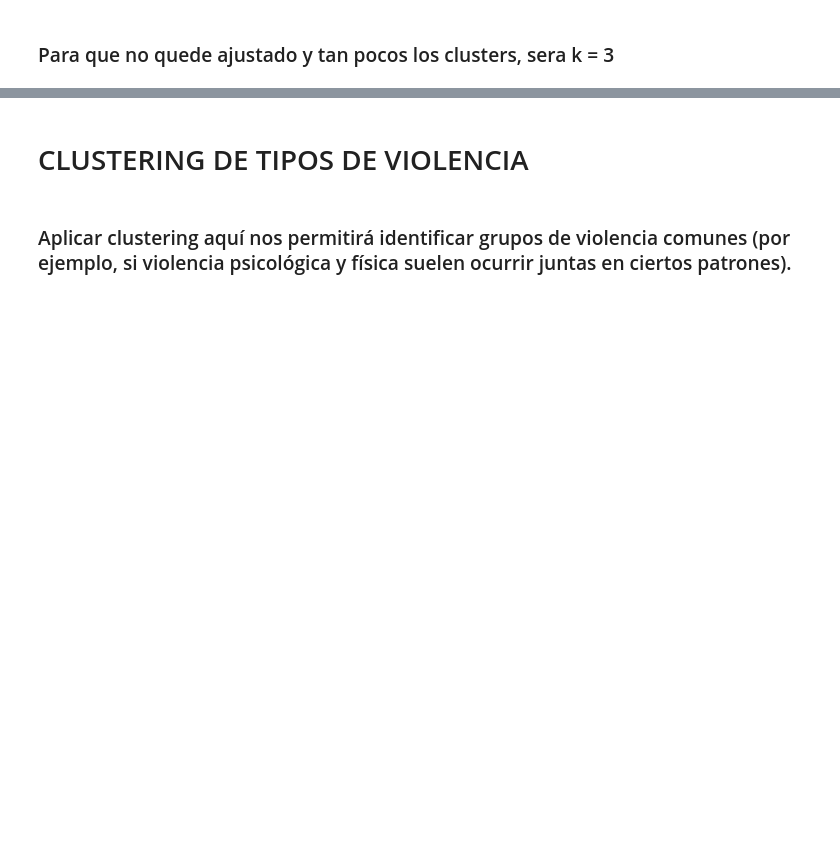
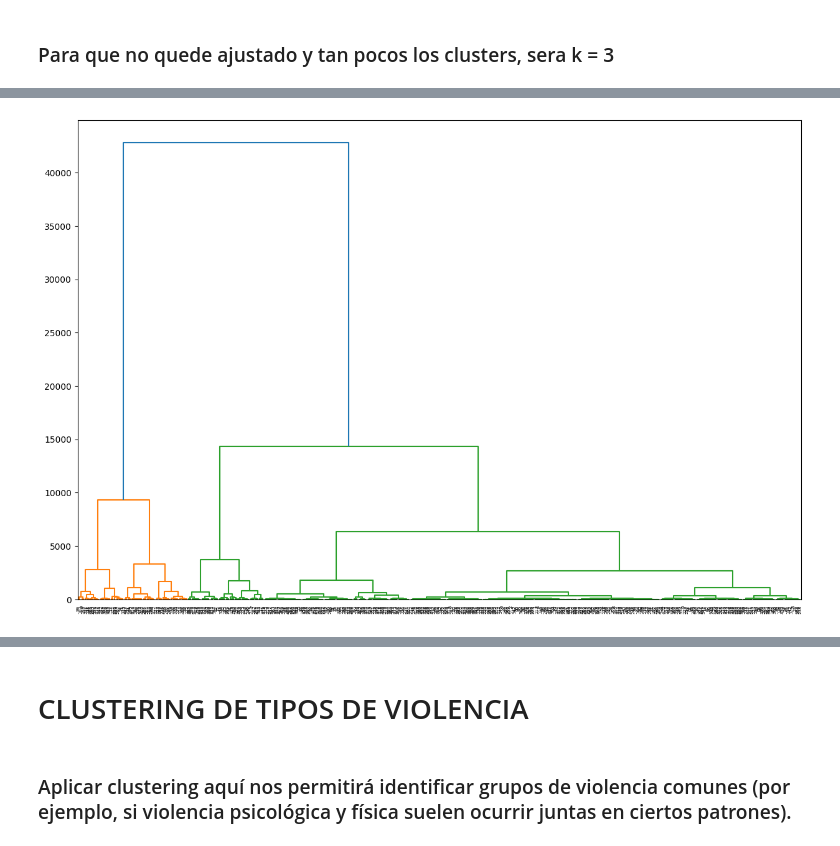
Before and after one commit to josuemj/INE-DataLab, a Jupyter notebook: notebooks/03_clustering.ipynb, the cells around one changed output, grey strips where cells are left out. Cells and saved outputs as stored; diff of their text form; code cells hidden in the pictures; blank space fills up the shorter version.

```diff
--- a/notebooks/03_clustering.ipynb
+++ b/notebooks/03_clustering.ipynb
@@ -644,0 +733,6 @@ For n_clusters = 6 The average silhouette_score is : 0.5442545216350649
+# %%
+plt.figure(figsize=(15, 10))
+
+dendograma = sch.dendrogram(sch.linkage(X, method='ward'))
+# %% [output]
+[figure, added]
```
Also changed, not shown: parts of 22 cells of this notebook.
